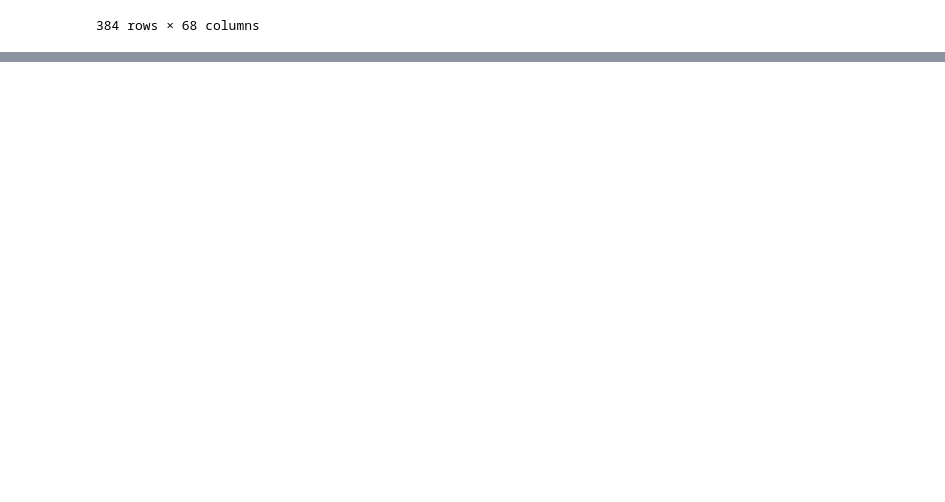
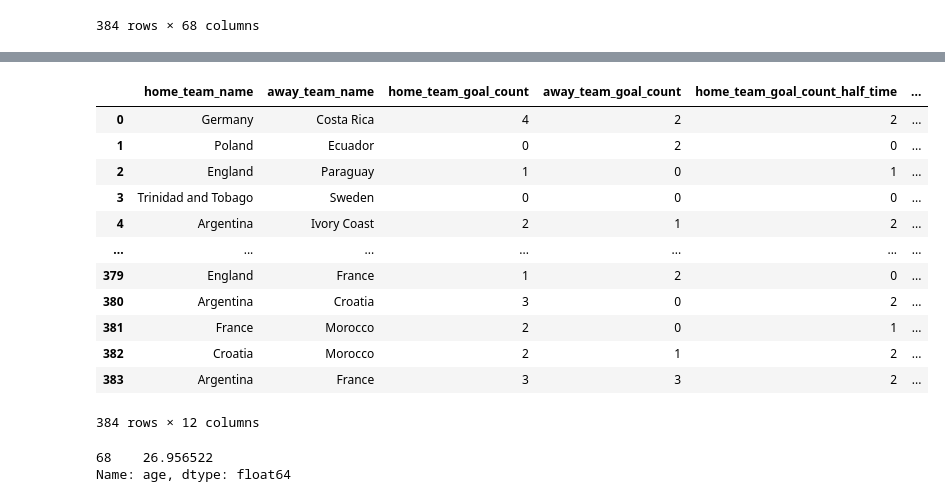
Before and after one commit to yacinemebarki/world_cup_2026_live_prediction, a Jupyter notebook: model_dataExploration/model.ipynb, the cells around one changed output, grey strips where cells are left out. Cells and saved outputs as stored; diff of their text form; code cells hidden in the pictures; blank space fills up the shorter version.

```diff
--- a/model_dataExploration/model.ipynb
+++ b/model_dataExploration/model.ipynb
@@ -206,3 +206,7 @@ players
 | 4500 | 19 | 2003 | 2022 | Belgium |
 | 4501 | 31 | 1991 | 2022 | Poland |
 4502 rows × 4 columns
+# %%
+players=players.groupby(["Current Club","season"])["age"].mean()
+players=players.reset_index()
+players
@@ -245,0 +341,37 @@ matches
+# %%
+matches=matches.merge(
+    players,
+    left_on=["home_team_name","season"],
+    right_on=["Current Club","season"],
+    how="left"
+)
+matches.rename(columns={"age": "home_team_age"}, inplace=True)
+matches.drop(columns=["Current Club"], inplace=True)
+matches=matches.merge(
+    players,
+    left_on=["away_team_name","season"],
+    right_on=["Current Club","season"],
+    how="left"
+)
+matches.rename(columns={"age": "away_team_age"}, inplace=True)
+matches.drop(columns=["Current Club"], inplace=True)
+matches
+# %% [output]
+|  | home_team_name | away_team_name | home_team_goal_count | away_team_goal_count | home_team_goal_count_half_time | ... |
+| 0 | Germany | Costa Rica | 4 | 2 | 2 | ... |
+| 1 | Poland | Ecuador | 0 | 2 | 0 | ... |
+| 2 | England | Paraguay | 1 | 0 | 1 | ... |
+| 3 | Trinidad and Tobago | Sweden | 0 | 0 | 0 | ... |
+| 4 | Argentina | Ivory Coast | 2 | 1 | 2 | ... |
+| ... | ... | ... | ... | ... | ... | ... |
+| 379 | England | France | 1 | 2 | 0 | ... |
+| 380 | Argentina | Croatia | 3 | 0 | 2 | ... |
+| 381 | France | Morocco | 2 | 0 | 1 | ... |
+| 382 | Croatia | Morocco | 2 | 1 | 2 | ... |
+| 383 | Argentina | France | 3 | 3 | 2 | ... |
+384 rows × 12 columns
+# %%
+print(players.loc[(players["Current Club"]=="Germany") & (players["season"]==2006),"age"])
+# %% [output]
+68    26.956522
+Name: age, dtype: float64
```
Also changed, not shown: parts of 7 cells of this notebook.
